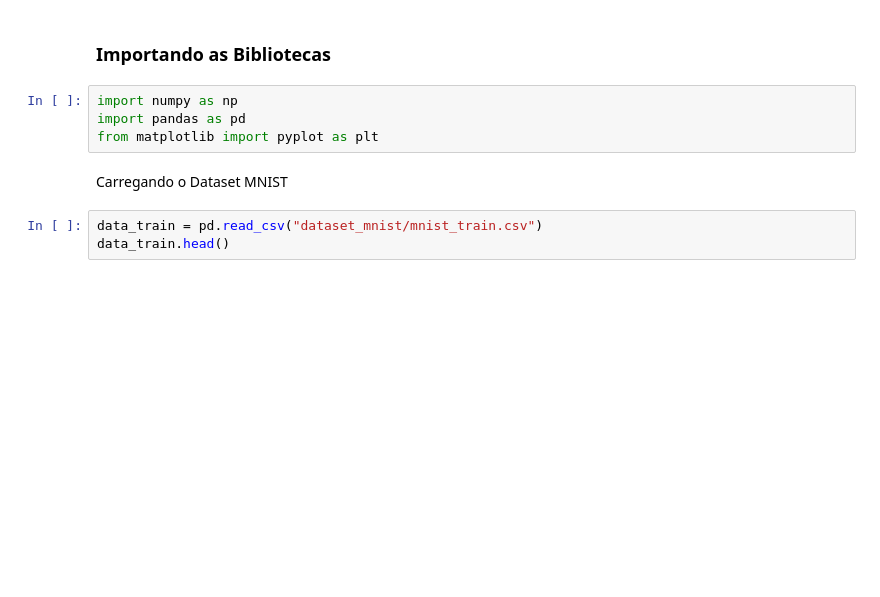
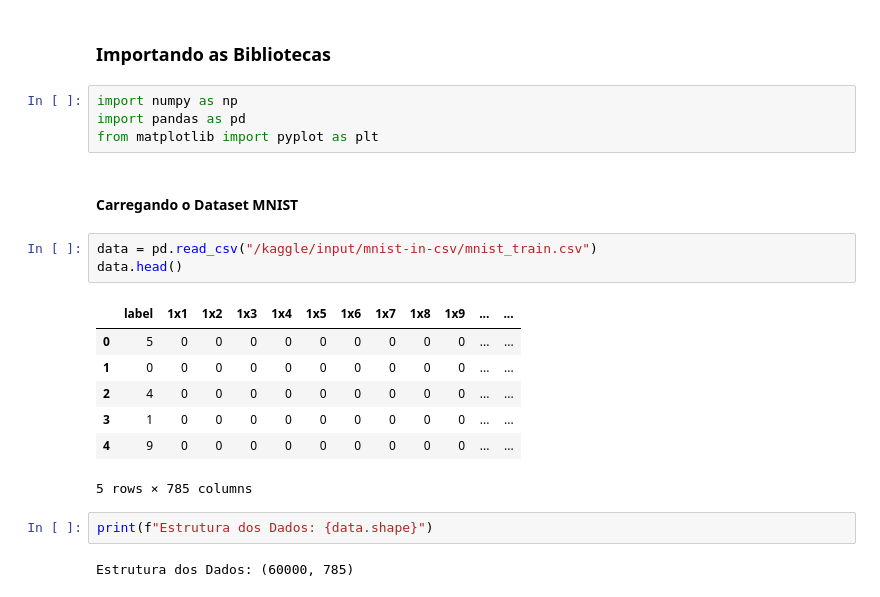
Before and after one commit to Oseiasdfarias/Rede_Neural_do_Zero_com_Numpy_AlgebraLinear, a Jupyter notebook: rede_neural_do_zero_com_numpy.ipynb, the cells around one changed output. Cells and saved outputs as stored; diff of their text form; blank space fills up the shorter version.

```diff
--- a/rede_neural_do_zero_com_numpy.ipynb
+++ b/rede_neural_do_zero_com_numpy.ipynb
@@ -39,7 +55,19 @@ import numpy as np
 import pandas as pd
 from matplotlib import pyplot as plt
 # %% [markdown]
-Carregando o Dataset MNIST
+#### Carregando o Dataset MNIST
 # %%
-data_train = pd.read_csv("dataset_mnist/mnist_train.csv")
-data_train.head()
+data = pd.read_csv("/kaggle/input/mnist-in-csv/mnist_train.csv")
+data.head()
+# %% [output]
+|  | label | 1x1 | 1x2 | 1x3 | 1x4 | 1x5 | 1x6 | 1x7 | 1x8 | 1x9 | ... | ... |
+| 0 | 5 | 0 | 0 | 0 | 0 | 0 | 0 | 0 | 0 | 0 | ... | ... |
+| 1 | 0 | 0 | 0 | 0 | 0 | 0 | 0 | 0 | 0 | 0 | ... | ... |
+| 2 | 4 | 0 | 0 | 0 | 0 | 0 | 0 | 0 | 0 | 0 | ... | ... |
+| 3 | 1 | 0 | 0 | 0 | 0 | 0 | 0 | 0 | 0 | 0 | ... | ... |
+| 4 | 9 | 0 | 0 | 0 | 0 | 0 | 0 | 0 | 0 | 0 | ... | ... |
+5 rows × 785 columns
+# %%
+print(f"Estrutura dos Dados: {data.shape}")
+# %% [output]
+Estrutura dos Dados: (60000, 785)
```
Also changed, not shown: parts of 47 cells of this notebook.
